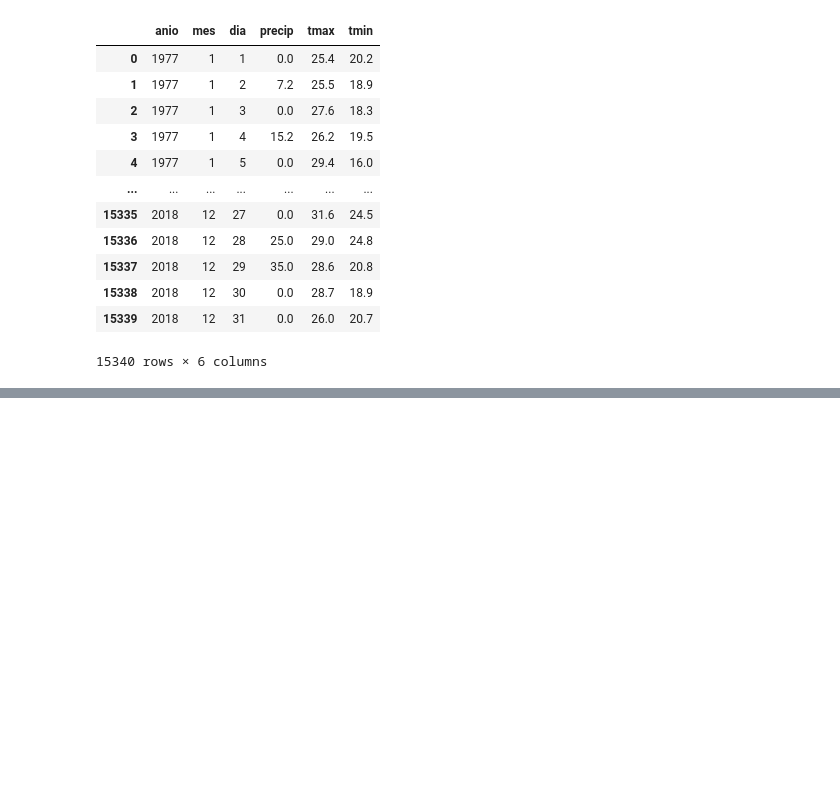
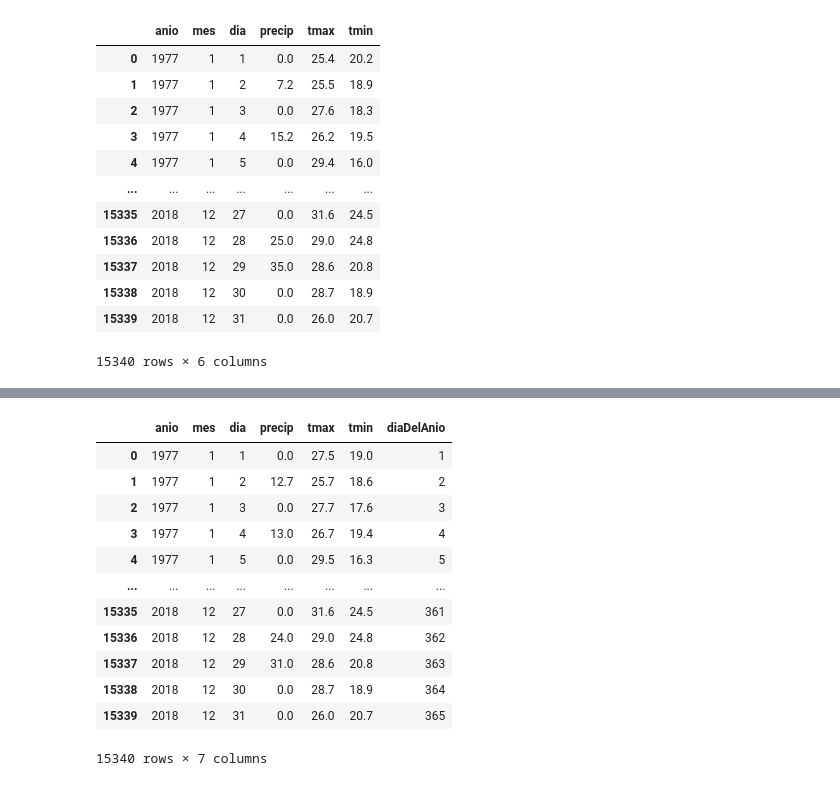
Before and after one commit to tomiambro/clusterai2020_grupo1, a Jupyter notebook: EDA_TrabajoFinal.ipynb, the cells around one changed output, grey strips where cells are left out. Drawn from its saved outputs; the diff is of its cells as text; code cells hidden in the pictures; blank space fills up the shorter version.

Commit message:
ambos datasets completos

```diff
--- a/EDA_TrabajoFinal.ipynb
+++ b/EDA_TrabajoFinal.ipynb
@@ -443,2 +445,9 @@ aeroparque_df_completo
 fechas_df = pd.date_range(start='1977-01-01', end='2018-12-31', freq='D')
 aeroparque_df_completo['diaDelAnio'] = fechas_df.dayofyear
+# %%
+#adherimos las temepraturas del 2018 al df completo
+bsas_temps = bsas_df_completo.drop('precip', axis=1)
+df2 = bsas_df_completo
+df2.loc[df.anio > 2017, ['tmin', 'tmax']] = aerop_tmaxtmin_18[['tmin', 'tmax']]
+bsas_df_completo = df2.copy()
+bsas_df_completo
@@ -444,0 +468,20 @@ aeroparque_df_completo['diaDelAnio'] = fechas_df.dayofyear
+# %%
+#agregamos columna dia del anio
+fechas_df = pd.date_range(start='1977-01-01', end='2018-12-31', freq='D')
+bsas_df_completo['diaDelAnio'] = fechas_df.dayofyear
+# %%
+bsas_df_completo
+# %% [output]
+|  | anio | mes | dia | precip | tmax | tmin | diaDelAnio |
+| 0 | 1977 | 1 | 1 | 0.0 | 27.5 | 19.0 | 1 |
+| 1 | 1977 | 1 | 2 | 12.7 | 25.7 | 18.6 | 2 |
+| 2 | 1977 | 1 | 3 | 0.0 | 27.7 | 17.6 | 3 |
+| 3 | 1977 | 1 | 4 | 13.0 | 26.7 | 19.4 | 4 |
+| 4 | 1977 | 1 | 5 | 0.0 | 29.5 | 16.3 | 5 |
+| ... | ... | ... | ... | ... | ... | ... | ... |
+| 15335 | 2018 | 12 | 27 | 0.0 | 31.6 | 24.5 | 361 |
+| 15336 | 2018 | 12 | 28 | 24.0 | 29.0 | 24.8 | 362 |
+| 15337 | 2018 | 12 | 29 | 31.0 | 28.6 | 20.8 | 363 |
+| 15338 | 2018 | 12 | 30 | 0.0 | 28.7 | 18.9 | 364 |
+| 15339 | 2018 | 12 | 31 | 0.0 | 26.0 | 20.7 | 365 |
+15340 rows × 7 columns
```
Also changed, not shown: parts of 4 cells of this notebook.
